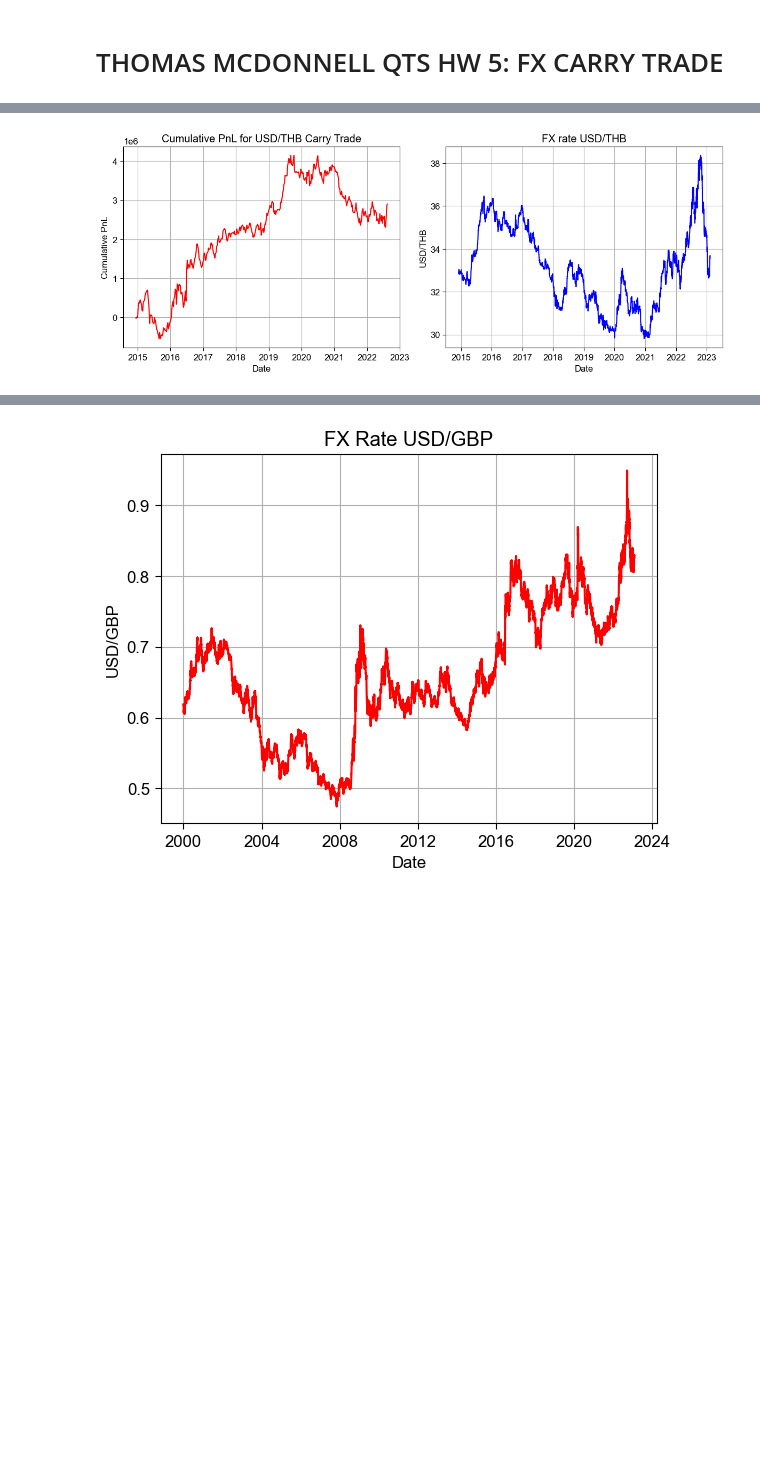
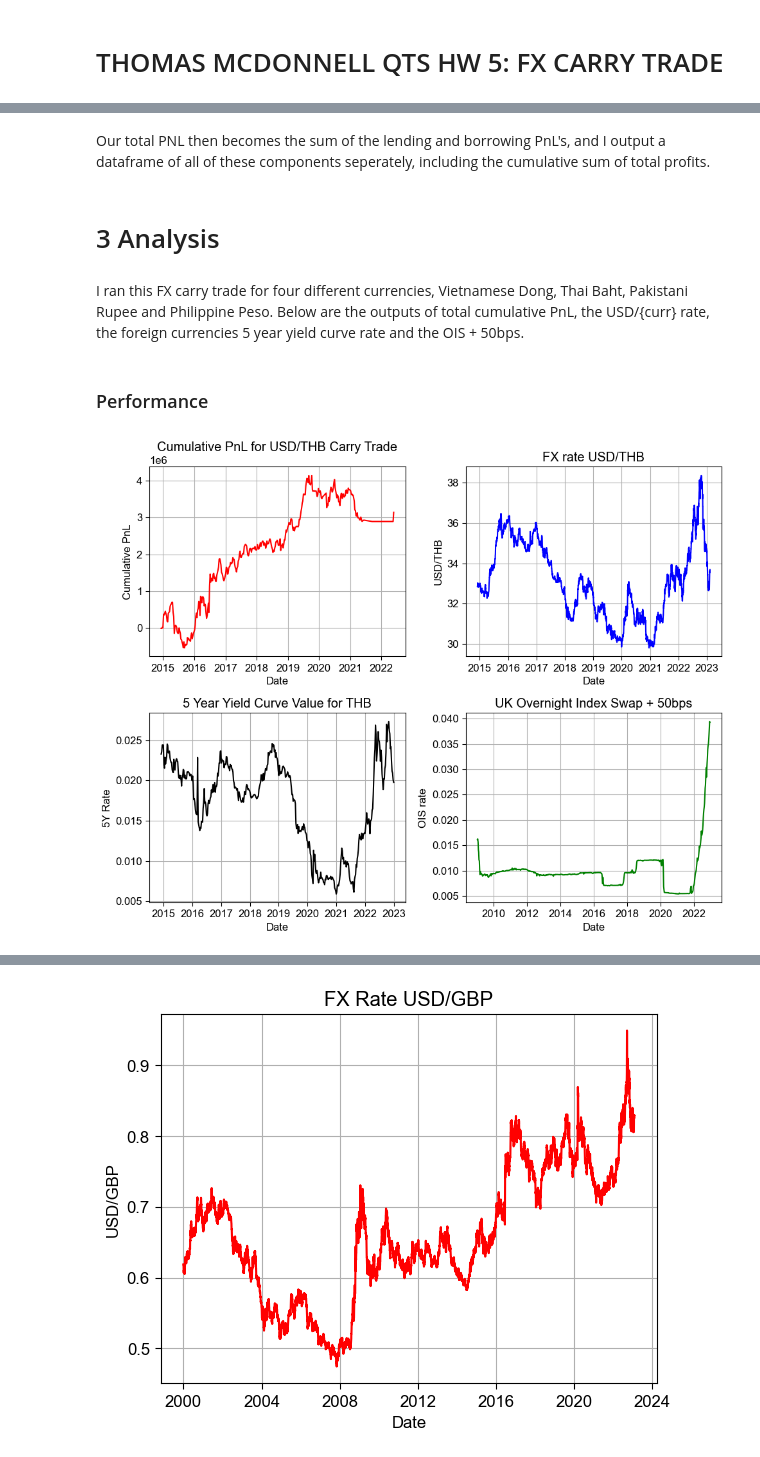
Before and after one commit to tsmcdonnell6604/Quant-Trading-Strategies, a Jupyter notebook: QTS_HW_5.ipynb, the cells around one changed output, grey strips where cells are left out. Saved outputs shown, nothing was run; the diff lists cells and outputs as text; code cells hidden in the pictures; blank space fills up the shorter version.

```diff
--- a/QTS_HW_5.ipynb
+++ b/QTS_HW_5.ipynb
@@ -181,7 +162,7 @@ pkr_yc
 def carry_trade(currency_zcb, currency_yc, currency_fx):
     notional = 10_000_000
     leveraged_capital = 8_000_000
-    trades =(currency_yc[5.0] - gbp_yc['5.0Y'] + 0.005).dropna().to_frame()
+    trades =(currency_yc[5.0] - gbp_yc['5.0Y'] - 0.005).dropna().to_frame()
     x = pd.DataFrame(index = currency_zcb.index, columns = ['borrowed', 'returned','interest paid', 'total borrowing pnl','lending pnl', 'pnl'])
     for i in range(len(trades)-1):
         if currency_zcb.iloc[i].to_frame().columns[0].day_name() == 'Wednesday':
@@ -219,24 +246,45 @@ Analysis
+# %% [markdown]
+Our total PNL then becomes the sum of the lending and borrowing PnL's, and I output a dataframe of all of these components seperately, including the cumulative sum of total profits.
+# %% [markdown]
+# 3 Analysis
+# %% [markdown]
+I ran this FX carry trade for four different currencies, Vietnamese Dong, Thai Baht, Pakistani Rupee and Philippine Peso. Below are the outputs of total cumulative PnL, the USD/{curr} rate, the foreign currencies 5 year yield curve rate and the OIS + 50bps.
+# %% [markdown]
+### Performance
 # %%
 # Set the figure and subplots
-fig, axs = plt.subplots(1, 2, figsize=(12, 5))
+fig, axs = plt.subplots(2, 2, figsize=(10, 8))
 
 # Plot cumulative PnL
-axs[0].plot(THB_Carry.index, THB_Carry['cumulative pnl'], color='red', label='Cumulative PnL')
-axs[0].set_title("Cumulative PnL for USD/THB Carry Trade")
-axs[0].set_xlabel("Date")
-axs[0].set_ylabel("Cumulative PnL")
-axs[0].grid(True)
+axs[0,0].plot(THB_Carry.index, THB_Carry['cumulative pnl'], color='red', label='Cumulative PnL')
+axs[0,0].set_title("Cumulative PnL for USD/THB Carry Trade")
+axs[0,0].set_xlabel("Date")
+axs[0,0].set_ylabel("Cumulative PnL")
+axs[0,0].grid(True)
 
 # Plot RATE
-axs[1].plot(thb.loc[pd.to_datetime('2014-12-03'):].index, thb.loc[pd.to_datetime('2014-12-03'):]['RATE'], color='blue', label='RATE')
-axs[1].set_title("FX rate USD/THB")
-axs[1].set_xlabel("Date")
-axs[1].set_ylabel("USD/THB")
-axs[1].grid(True)
+axs[0,1].plot(thb.loc[pd.to_datetime('2014-12-03'):].index, thb.loc[pd.to_datetime('2014-12-03'):]['RATE'], color='blue', label='RATE')
+axs[0,1].set_title("FX rate USD/THB")
+axs[0,1].set_xlabel("Date")
+axs[0,1].set_ylabel("USD/THB")
+axs[0,1].grid(True)
+
+
+axs[1,0].plot(thb_yc[5.0], color='black', label='RATE')
+axs[1,0].set_title("5 Year Yield Curve Value for THB")
+axs[1,0].set_xlabel("Date")
+axs[1,0].set_ylabel("5Y Rate")
+axs[1,0].grid(True)
+
+axs[1,1].plot(ois+0.005, color='green', label='RATE')
+axs[1,1].set_title("UK Overnight Index Swap + 50bps")
+axs[1,1].set_xlabel("Date")
+axs[1,1].set_ylabel("OIS rate")
+axs[1,1].grid(True)
 
 plt.tight_layout()
 plt.show()
 # %% [output]
-[figure, old version]
+[figure, new version]
 # %%
 # Set the figure and subplots
```
Also changed, not shown: parts of 25 cells of this notebook, 1 other file.
